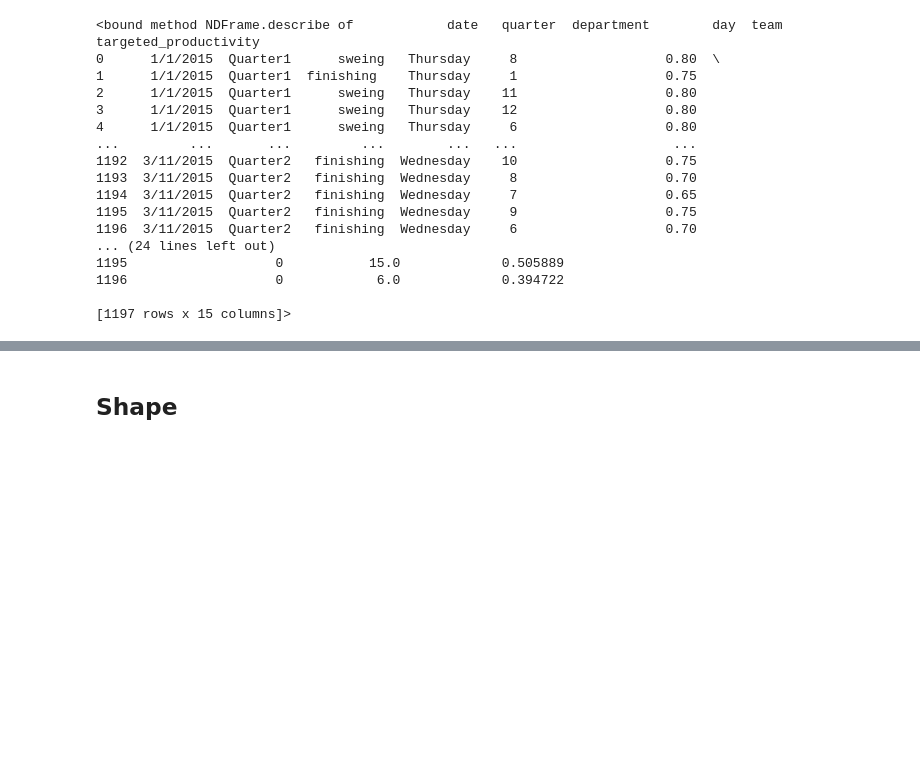
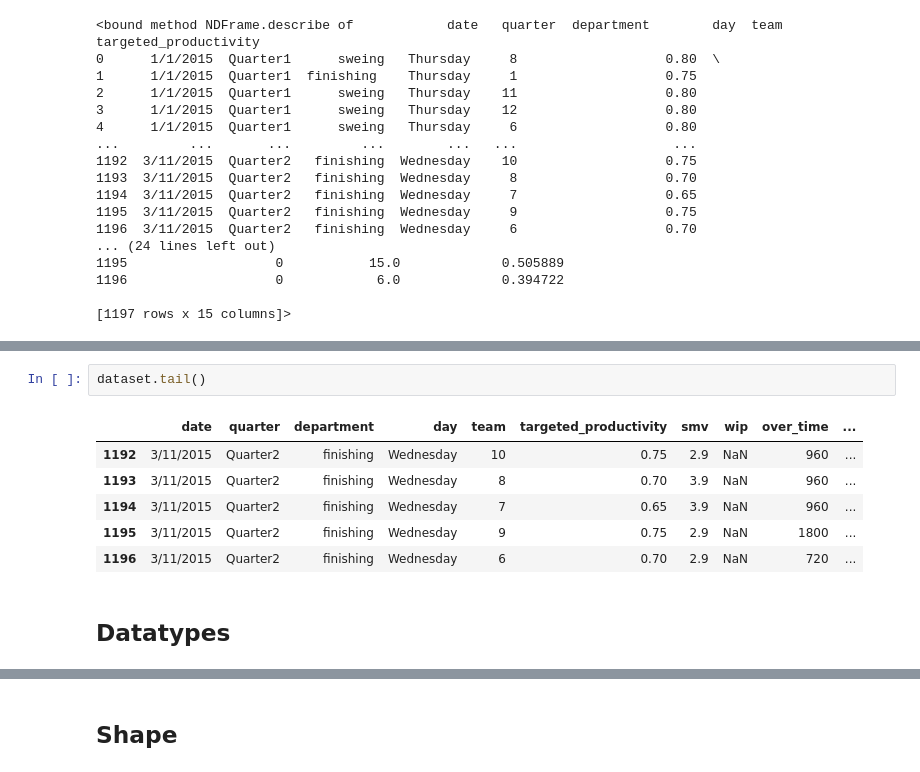
Before and after one commit to wakkevinh/CECS-456-Group-6-, a Jupyter notebook: CECS456Final.ipynb, the cells around one changed output, grey strips where cells are left out. Drawn from its saved outputs; the diff is of its cells as text; blank space fills up the shorter version.

```diff
--- a/CECS456Final.ipynb
+++ b/CECS456Final.ipynb
@@ -90,0 +92,11 @@ sns.pairplot(dataset)
+# %%
+dataset.tail()
+# %% [output]
+|  | date | quarter | department | day | team | targeted_productivity | smv | wip | over_time | ... |
+| 1192 | 3/11/2015 | Quarter2 | finishing | Wednesday | 10 | 0.75 | 2.9 | NaN | 960 | ... |
+| 1193 | 3/11/2015 | Quarter2 | finishing | Wednesday | 8 | 0.70 | 3.9 | NaN | 960 | ... |
+| 1194 | 3/11/2015 | Quarter2 | finishing | Wednesday | 7 | 0.65 | 3.9 | NaN | 960 | ... |
+| 1195 | 3/11/2015 | Quarter2 | finishing | Wednesday | 9 | 0.75 | 2.9 | NaN | 1800 | ... |
+| 1196 | 3/11/2015 | Quarter2 | finishing | Wednesday | 6 | 0.70 | 2.9 | NaN | 720 | ... |
+# %% [markdown]
+## Datatypes
```
Also changed, not shown: parts of 50 cells of this notebook.
